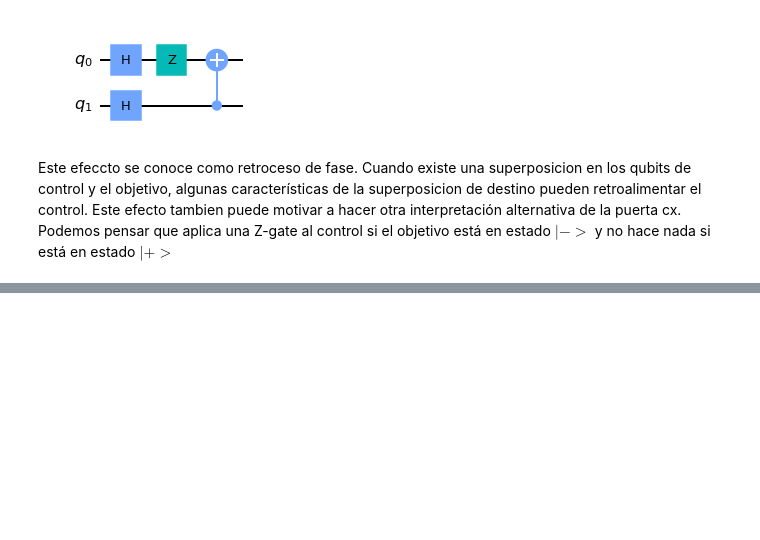
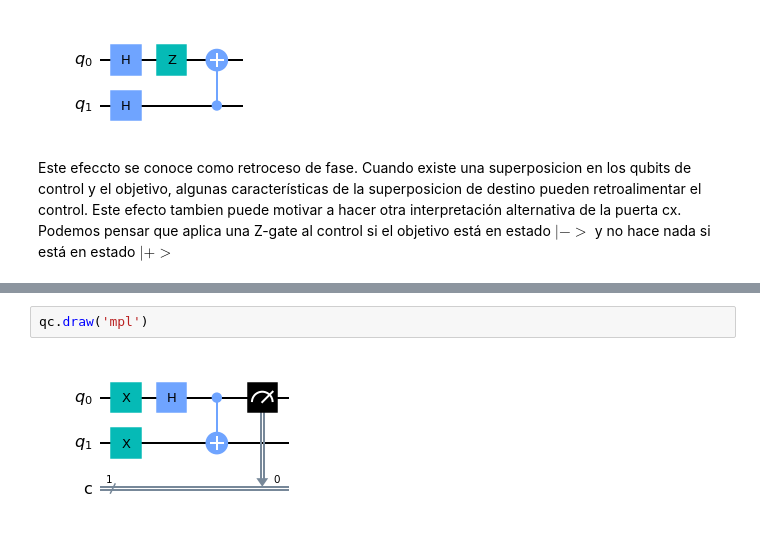
Before and after one commit to Kiedie/Quantum-Computing-with-Qiskit, a Jupyter notebook: Basics of QuantumCircuit Qiskit.ipynb, the cells around one changed output, grey strips where cells are left out. Saved outputs shown, nothing was run; the diff lists cells and outputs as text; blank space fills up the shorter version.

```diff
--- a/Basics of QuantumCircuit Qiskit.ipynb
+++ b/Basics of QuantumCircuit Qiskit.ipynb
@@ -265,0 +409,4 @@ Este efeccto se conoce como retroceso de fase. Cuando existe una superposicion e
+# %%
+qc.draw('mpl')
+# %% [output]
+[figure, added]
```
Also changed, not shown: parts of 30 cells of this notebook, 1 other file.
